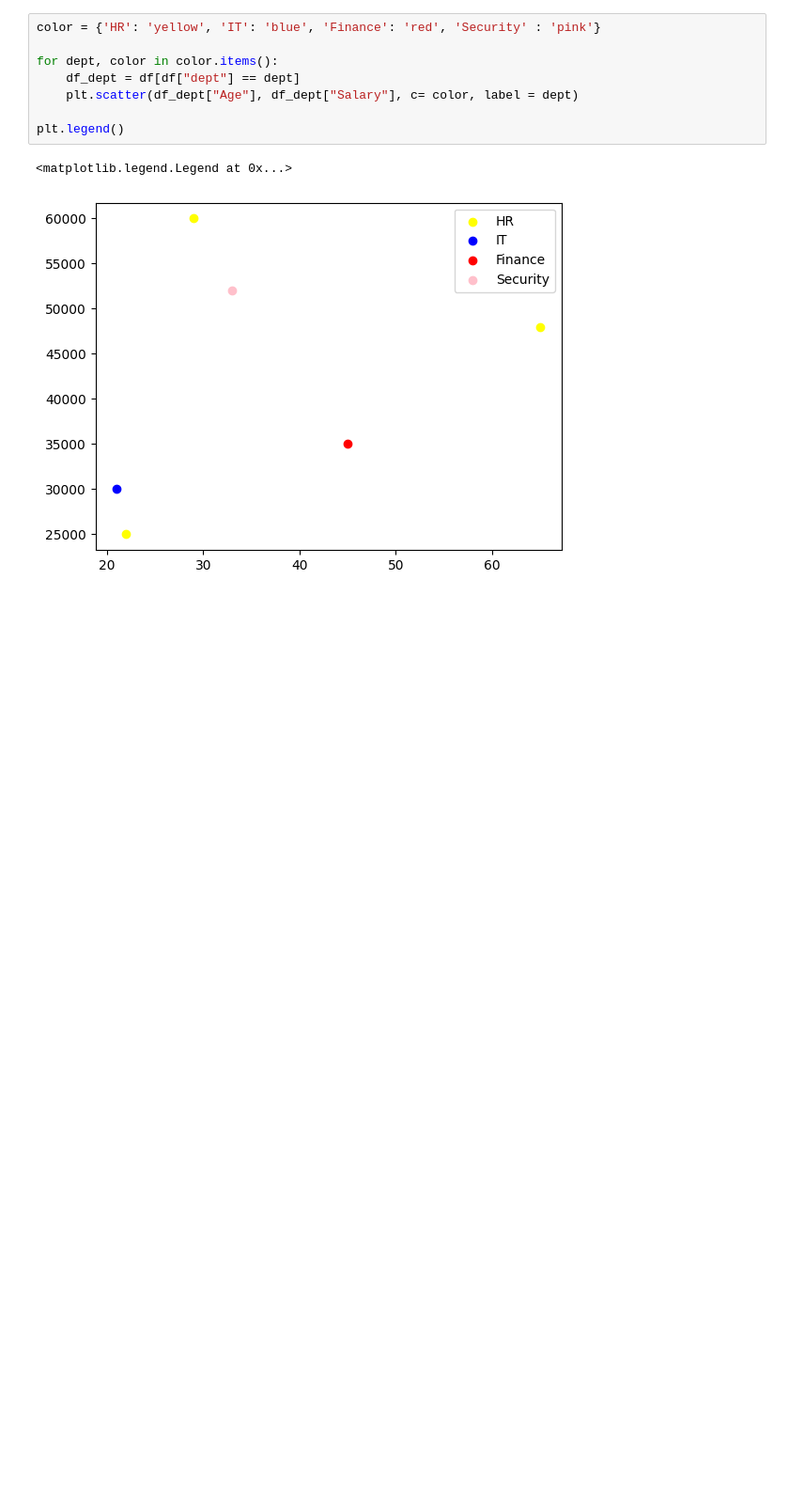
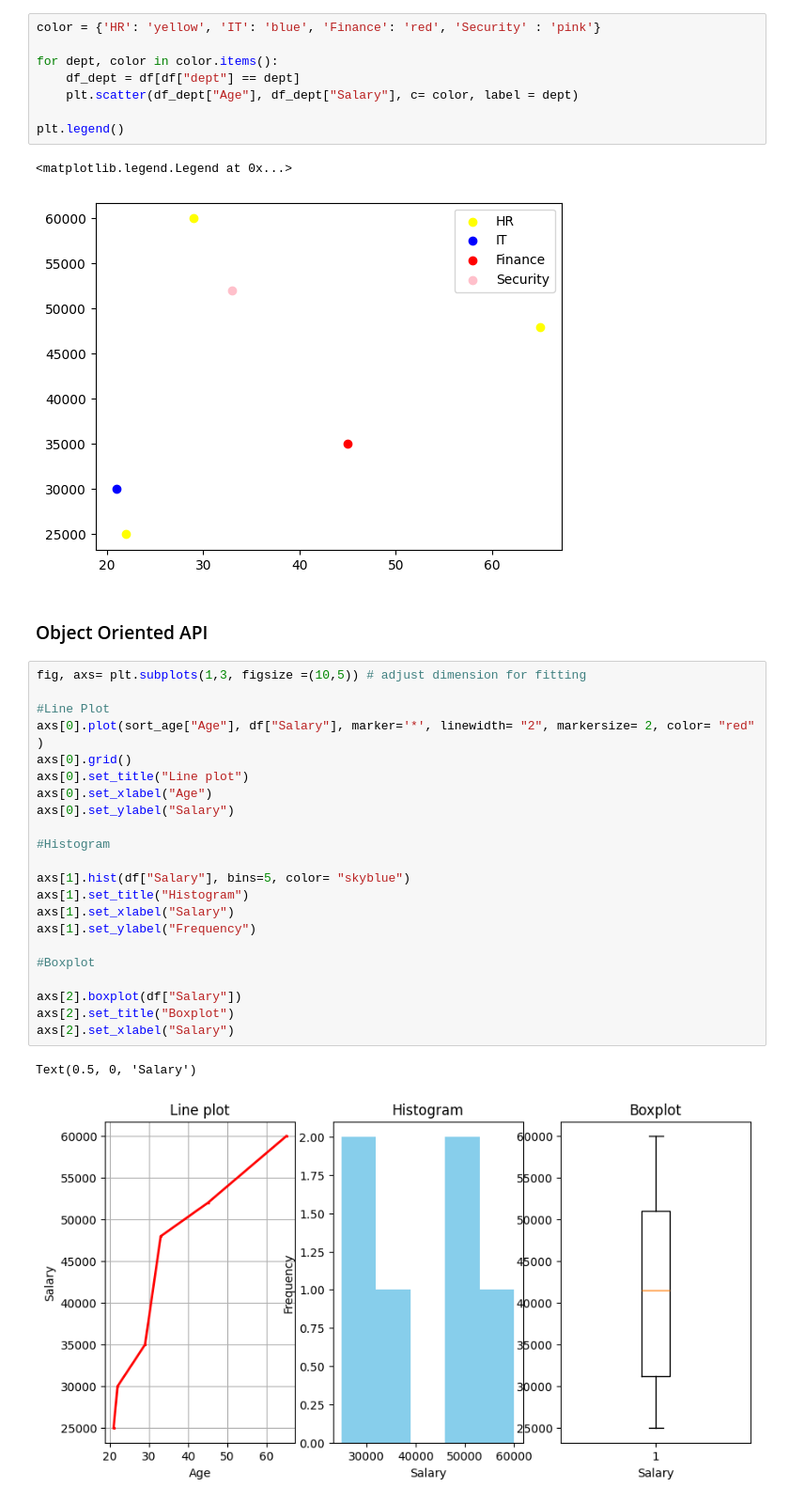
Before and after one commit to thisisouvik/ML-Concepts, a Jupyter notebook: MatplotLib/plt.ipynb, the cells around one changed output. Shown: that part at 94% size. Cells and saved outputs as stored; diff of their text form; blank space fills up the shorter version.

```diff
--- a/MatplotLib/plt.ipynb
+++ b/MatplotLib/plt.ipynb
@@ -194,3 +194,30 @@ plt.legend()
 # %% [output]
 <matplotlib.legend.Legend at 0x...>
 [figure]
+# %% [markdown]
+### Object Oriented API
+# %%
+fig, axs= plt.subplots(1,3, figsize =(10,5)) # adjust dimension for fitting
+
+#Line Plot
+axs[0].plot(sort_age["Age"], df["Salary"], marker='*', linewidth= "2", markersize= 2, color= "red" )
+axs[0].grid()
+axs[0].set_title("Line plot")
+axs[0].set_xlabel("Age")
+axs[0].set_ylabel("Salary")
+
+#Histogram
+
+axs[1].hist(df["Salary"], bins=5, color= "skyblue")
+axs[1].set_title("Histogram")
+axs[1].set_xlabel("Salary")
+axs[1].set_ylabel("Frequency")
+
+#Boxplot
+
+axs[2].boxplot(df["Salary"])
+axs[2].set_title("Boxplot")
+axs[2].set_xlabel("Salary")
+# %% [output]
+Text(0.5, 0, 'Salary')
+[figure, added]
```
